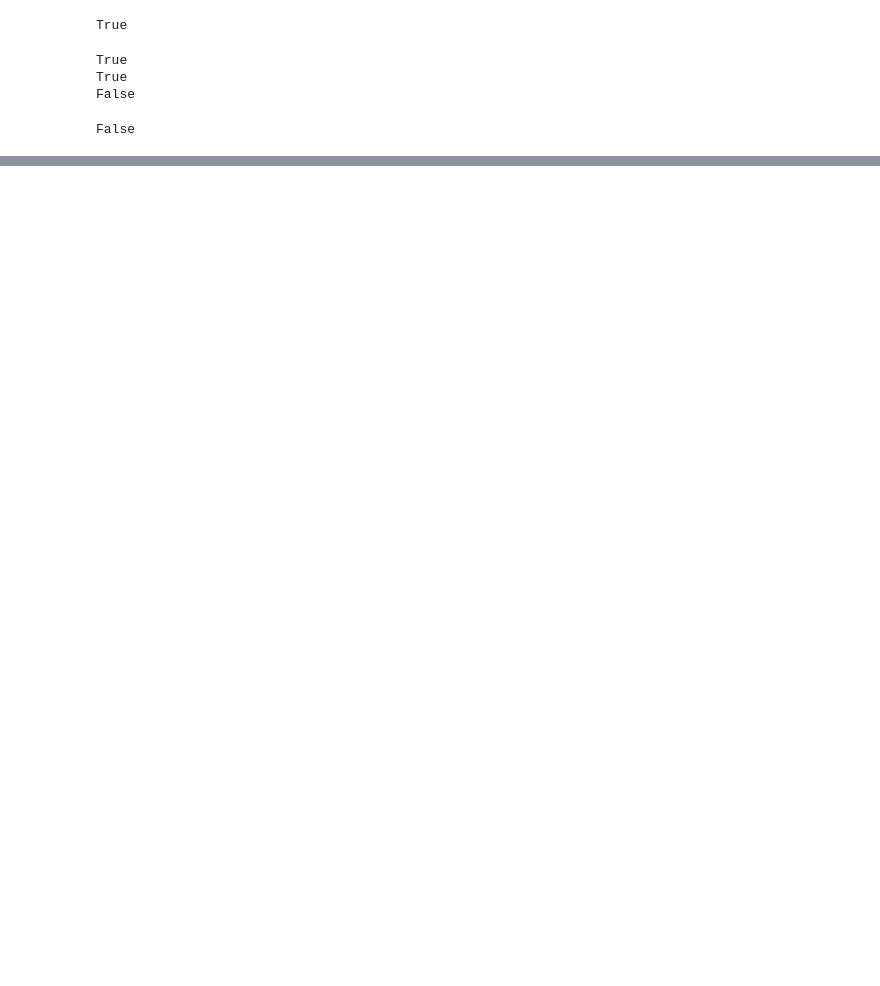
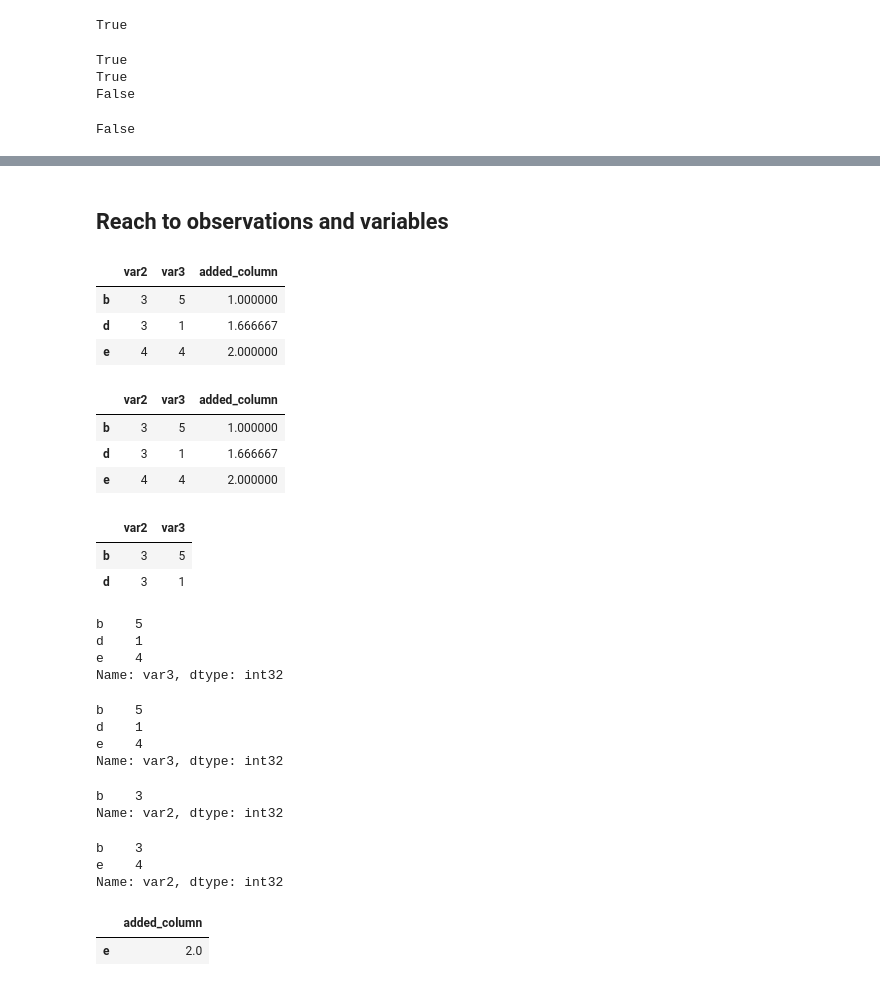
Before and after one commit to bevirgen/Data-Science---Artificial-Intelligence, a Jupyter notebook: 1. Python/2. Dr. M. Vahit Keskin/3. Pandas Basics/pandas_basics.ipynb, the cells around one changed output, grey strips where cells are left out. Cells and saved outputs as stored; diff of their text form; code cells hidden in the pictures; blank space fills up the shorter version.

```diff
--- a/1. Python/2. Dr. M. Vahit Keskin/3. Pandas Basics/pandas_basics.ipynb
+++ b/1. Python/2. Dr. M. Vahit Keskin/3. Pandas Basics/pandas_basics.ipynb
@@ -491,0 +492,52 @@ df
+# %% [markdown]
+## Reach to observations and variables
+# %%
+df
+# %% [output]
+|  | var2 | var3 | added_column |
+| b | 3 | 5 | 1.000000 |
+| d | 3 | 1 | 1.666667 |
+| e | 4 | 4 | 2.000000 |
+# %%
+df.iloc[:3]
+# %% [output]
+|  | var2 | var3 | added_column |
+| b | 3 | 5 | 1.000000 |
+| d | 3 | 1 | 1.666667 |
+| e | 4 | 4 | 2.000000 |
+# %%
+df.iloc[:2, :2]
+# %% [output]
+|  | var2 | var3 |
+| b | 3 | 5 |
+| d | 3 | 1 |
+# %%
+df['var3']
+# %% [output]
+b    5
+d    1
+e    4
+Name: var3, dtype: int32
+# %%
+df.loc[:'e', 'var3']
+# %% [output]
+b    5
+d    1
+e    4
+Name: var3, dtype: int32
+# %%
+df[df.var3 > 4]['var2']
+# %% [output]
+b    3
+Name: var2, dtype: int32
+# %%
+df[(df.var3 > 3 & (df.var3 < 2))]['var2'] # conditional index operations
+# %% [output]
+b    3
+e    4
+Name: var2, dtype: int32
+# %%
+df.loc[df.var2 > 3, ['added_column']]
+# %% [output]
+|  | added_column |
+| e | 2.0 |
```
Also changed, not shown: parts of 12 cells of this notebook.
